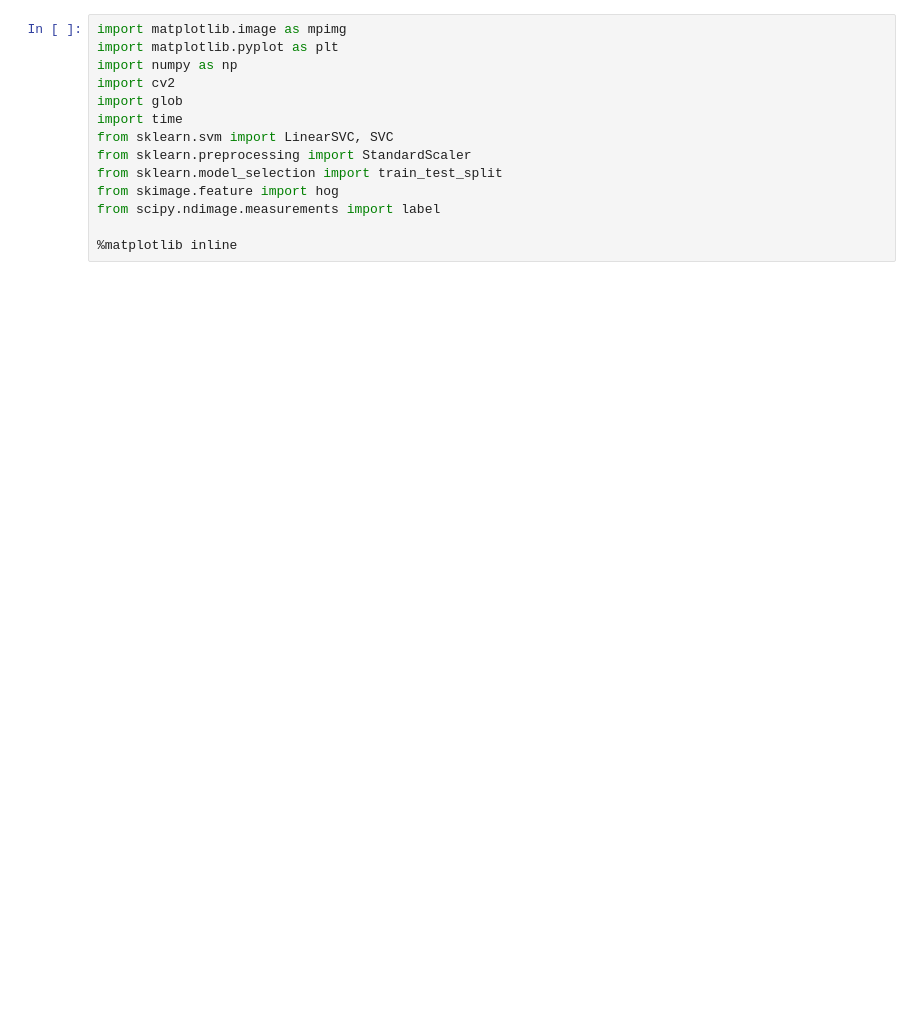
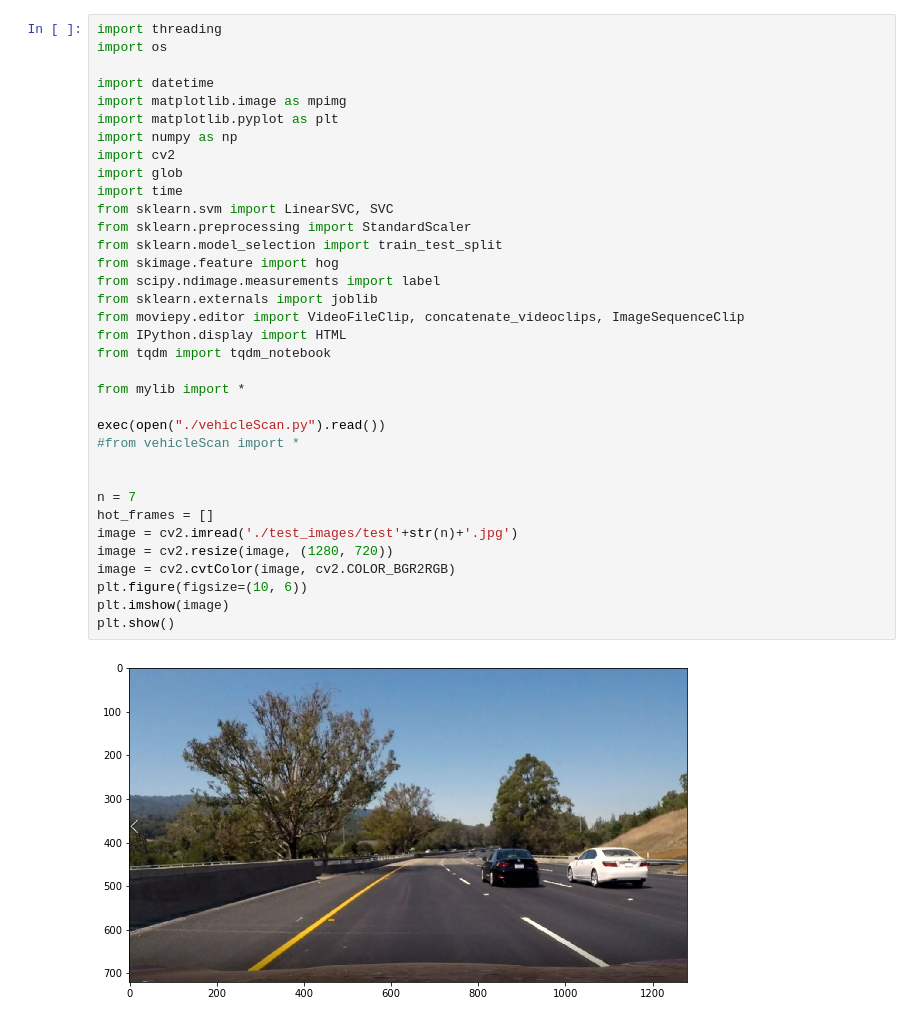
Before and after one commit to rahul1593/Vehicle-Detection-and-Tracking, a Jupyter notebook: test.ipynb, the cells around one changed output. Cells and saved outputs as stored; diff of their text form; blank space fills up the shorter version.

```diff
--- a/test.ipynb
+++ b/test.ipynb
@@ -1,14 +1,37 @@
 # %%
+import threading
+import os
+
+import datetime
 import matplotlib.image as mpimg
 import matplotlib.pyplot as plt
 import numpy as np
 import cv2
 import glob
 import time
 from sklearn.svm import LinearSVC, SVC
 from sklearn.preprocessing import StandardScaler
 from sklearn.model_selection import train_test_split
 from skimage.feature import hog
 from scipy.ndimage.measurements import label
+from sklearn.externals import joblib
+from moviepy.editor import VideoFileClip, concatenate_videoclips, ImageSequenceClip
+from IPython.display import HTML
+from tqdm import tqdm_notebook
 
-%matplotlib inline
+from mylib import *
+
+exec(open("./vehicleScan.py").read())
+#from vehicleScan import *
+
+
+n = 7
+hot_frames = []
+image = cv2.imread('./test_images/test'+str(n)+'.jpg')
+image = cv2.resize(image, (1280, 720))
+image = cv2.cvtColor(image, cv2.COLOR_BGR2RGB)
+plt.figure(figsize=(10, 6))
+plt.imshow(image)
+plt.show()
+# %% [output]
+[figure, added]
```
Also changed, not shown: parts of 14 cells of this notebook, 7 other files.
